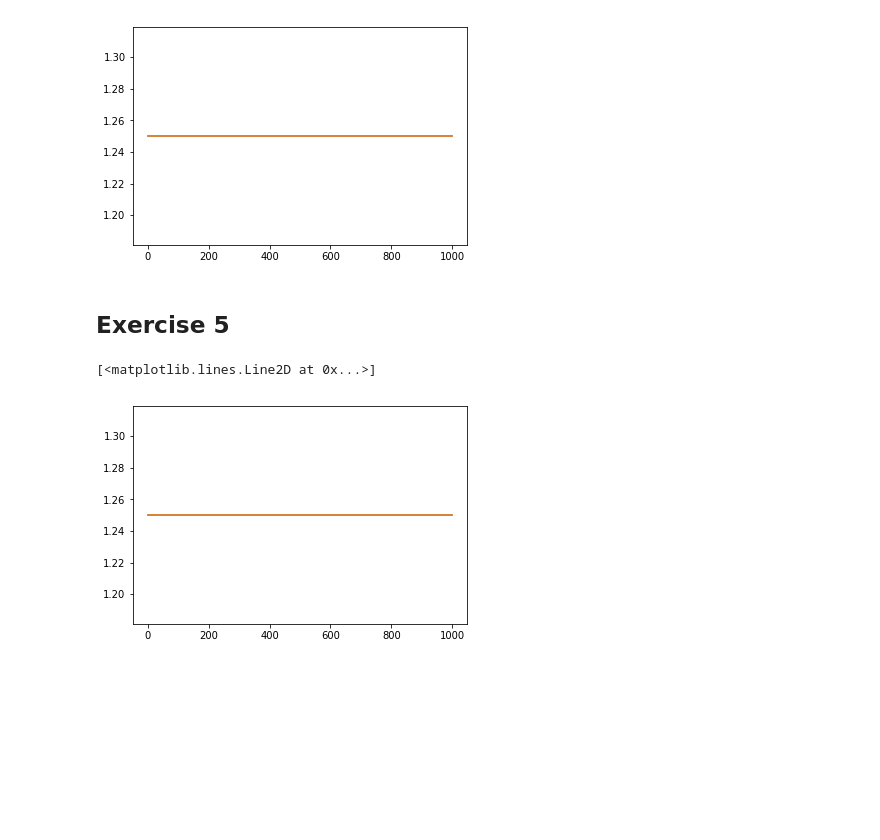
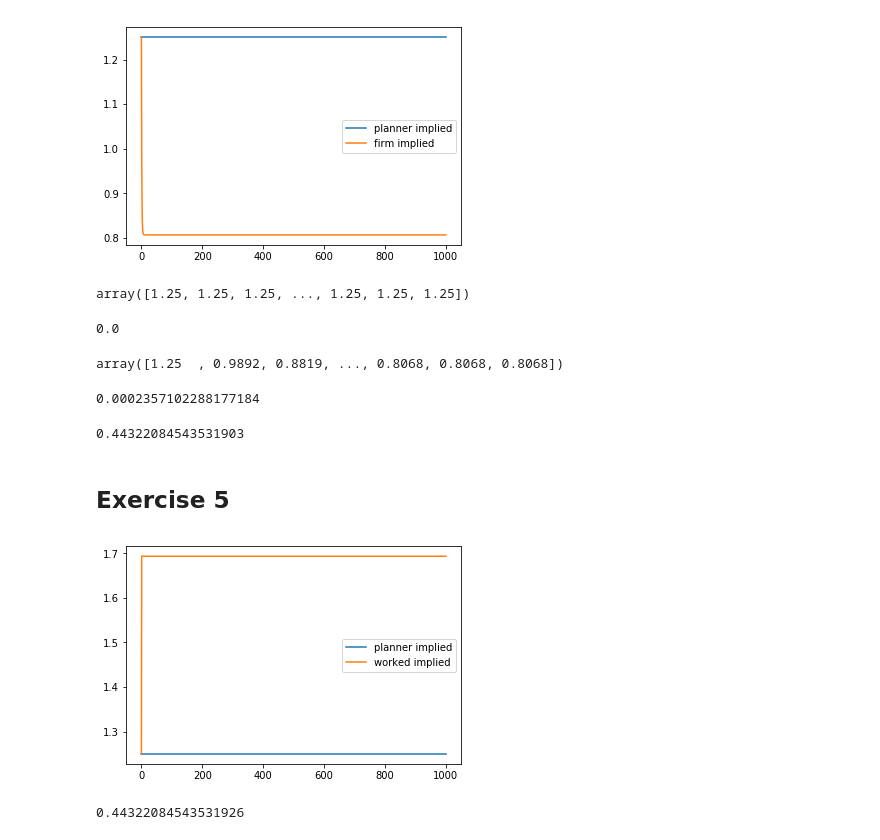
Before and after one commit to QBatista/Notebooks, a Jupyter notebook: hw4.ipynb, the cells around one changed output. Cells and saved outputs as stored; diff of their text form; code cells hidden in the pictures; blank space fills up the shorter version.

```diff
--- a/hw4.ipynb
+++ b/hw4.ipynb
@@ -267,0 +423,12 @@ plt.legend();
+# %%
+# Break down the problem for the firm
+R_tilde_f = np.array([[0., 0., 0., 0.],
+                      [0., 0., 0., -1/2],
+                      [0., 0., 0., 0.],
+                      [0., -1/2, 0., f],])
+
+Q_tilde_f = np.array([[d]])
+
+A_lyapunov = np.sqrt(β) * (A_tilde - B_tilde @ F_tilde).T
+B_lyapunov = R_tilde_f + F_tilde.T @ Q_tilde_f @ F_tilde
+P_w = solve_discrete_lyapunov(A=A_lyapunov, B=B_lyapunov)
@@ -268,19 +503,13 @@ plt.legend();
 # %%
 # Firm LQ problem
-S_w = -2 * np.array([1., 1., 0., f / (f + h)]) * P_tilde[[-1]]
+S_w = -2 * P_w[[-1]]
 S_s = np.array([[0., 1., 0., 0.]])
 cross_term = -(S_s - S_w) / 2
 
 n = A_tilde.shape[0]
 
-# R_hat = np.block([[np.zeros((n, n)), cross_term.T],
-#                   [cross_term, f]])
-
-R_hat = np.array([[0., 0., 0., 0., 0.],
-                  [0., 0., 0., 0., 0.],
-                  [0., 0., 0., 0., 0.],
-                  [0., 0., 0., 0., -1.],
-                  [0., 0., 0., -1., f]])
+R_hat = np.block([[np.zeros((n, n)), cross_term.T],
+                  [cross_term, f]])
 
 Q_hat = np.array([[d]])
 
@@ -311,10 +540,32 @@ array([[-1.25,  0.  ,  0.  ,  0.  ,  1.  ]])
 x_0_hat = np.array([[1., 5., 0., 1.25, 1.25]]).T
 x_t_hat = lq_hat.compute_sequence(x_0_hat, ts_length=1000)[0]
 
-plt.plot(x_t_hat[3])
-plt.plot(x_t_hat[4]);
+plt.plot(x_t_hat[3], label='planner implied')
+plt.plot(x_t_hat[4], label='firm implied');
+plt.legend();
 # %% [output]
-[figure, old version]
+[figure, new version]
+# %%
+x_t_hat[3]
+# %% [output]
+array([1.25, 1.25, 1.25, ..., 1.25, 1.25, 1.25])
+# %%
+np.var(x_t_hat[3])
+# %% [output]
+0.0
+# %%
+x_t_hat[4]
+# %% [output]
+array([1.25  , 0.9892, 0.8819, ..., 0.8068, 0.8068, 0.8068])
+# %%
+np.var(x_t_hat[4])
+# %% [output]
+0.0002357102288177184
+# %%
+# Sup norm
+np.max(np.abs(x_t_hat[3] - x_t_hat[4]))
+# %% [output]
+0.44322084543531903
 # %% [markdown]
 ## Exercise 5
 # %%
@@ -327,7 +578,7 @@ n = A_tilde.shape[0]
 R_hat = np.block([[np.zeros((n, n)), cross_term.T],
                   [cross_term, h + 4 * q]])
 
-Q_hat = np.array([[d]])
+Q_hat = np.array([[q]])
 
 N_hat = np.array([[0., 0., 0., 0., 2 * q]])
 
@@ -347,9 +598,14 @@ P_hat, F_hat, d_hat = lq_hat.stationary_values()
 # %%
 x_0_hat = np.array([[1., 5., 0., 1.25, 1.25]]).T
 x_t_hat = lq_hat.compute_sequence(x_0_hat, ts_length=1000)[0]
 
-plt.plot(x_t_hat[3])
-plt.plot(x_t_hat[4])
+plt.plot(x_t_hat[3], label='planner implied')
+plt.plot(x_t_hat[4], label='worked implied')
+plt.legend();
 # %% [output]
-[<matplotlib.lines.Line2D at 0x...>]
-[figure, old version]
+[figure, new version]
+# %%
+# Sup norm
+np.max(np.abs(x_t_hat[3] - x_t_hat[4]))
+# %% [output]
+0.44322084543531926
```
Also changed, not shown: parts of 43 cells of this notebook.
